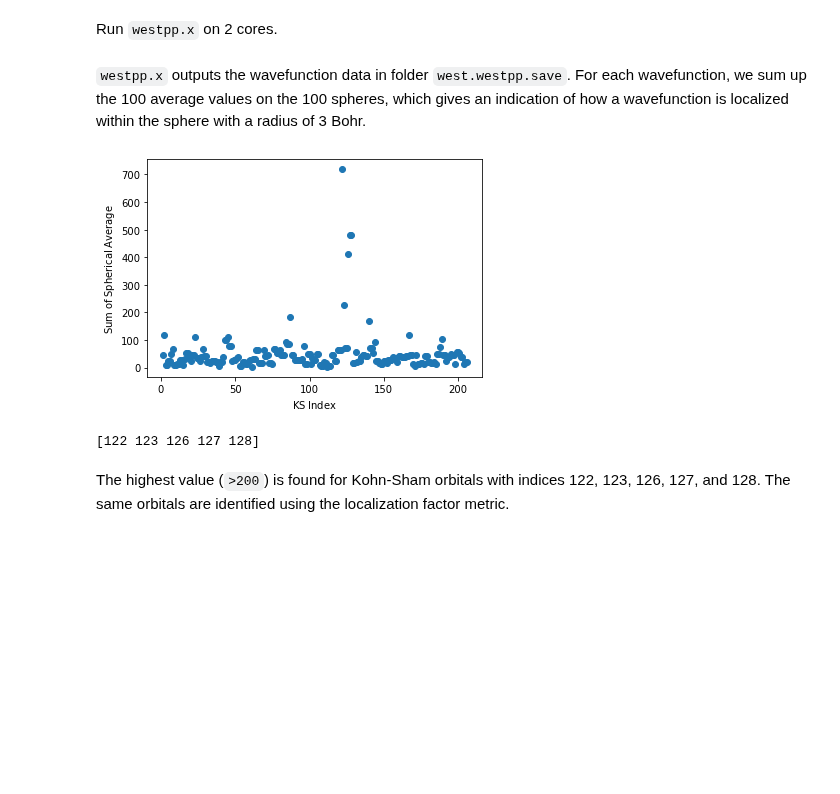
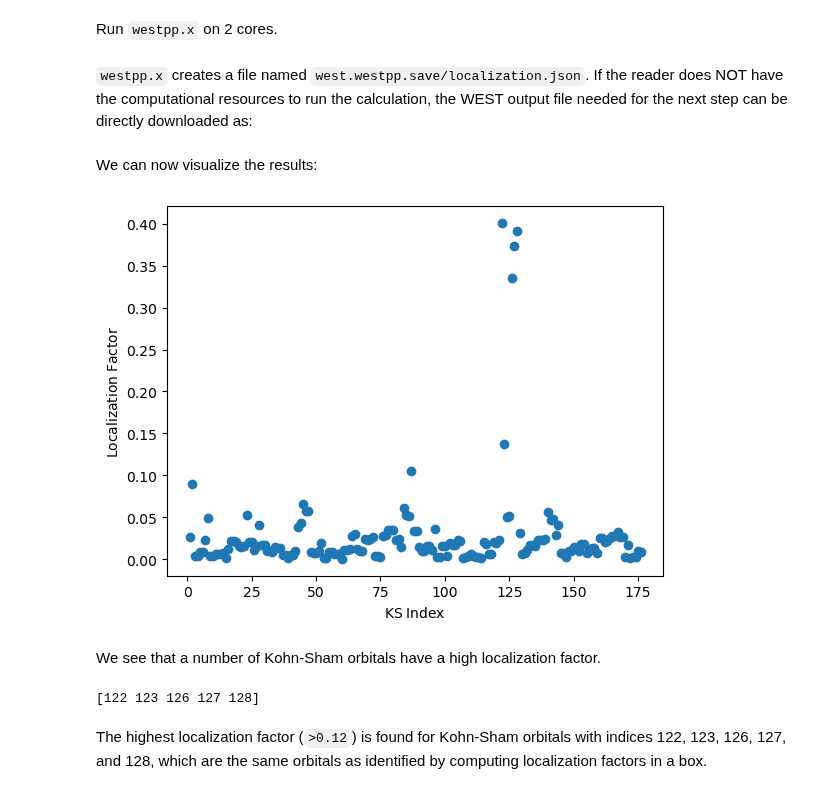
Before and after one commit to west-code-development/West, a Jupyter notebook: Doc/tutorials/basic/basic_006.ipynb, the cells around one changed output. Cells and saved outputs as stored; diff of their text form; code cells hidden in the pictures; blank space fills up the shorter version.

Commit message:
Update tutorial 006
Now westpp can be used to compute localization factors in a sphere.

```diff
--- a/Doc/tutorials/basic/basic_006.ipynb
+++ b/Doc/tutorials/basic/basic_006.ipynb
@@ -165,4 +162,4 @@ Run `westpp.x` on 2 cores.
 %%bash
 mpirun -n 2 westpp.x -i westpp.in > westpp.out
 # %% [markdown]
-`westpp.x` outputs the wavefunction data in folder `west.westpp.save`. For each wavefunction, we sum up the 100 average values on the 100 spheres, which gives an indication of how a wavefunction is localized within the sphere with a radius of 3 Bohr.
+`westpp.x` creates a file named `west.westpp.save/localization.json`. If the reader does NOT have the computational resources to run the calculation, the WEST output file needed for the next step can be directly downloaded as:
@@ -169,40 +170,24 @@ mpirun -n 2 westpp.x -i westpp.in > westpp.out
+# %% [markdown]
+We can now visualize the results:
 # %%
 import json
 import numpy as np
 import matplotlib.pyplot as plt
 
-def read_westpp_file(fname):
-    with open(fname,'r') as f:
-        lines = f.readlines()
-        val = []
-
-        for line in lines:
-            if not line.startswith('#'):
-                val.append(float(line.split()[1]))
-
-    return val
-
-with open('west.westpp.save/westpp.json','r') as f :
+with open('west.westpp.save/localization.json','r') as f:
     data = json.load(f)
 
-b1 = data['input']['westpp_control']['westpp_range'][0]
-b2 = data['input']['westpp_control']['westpp_range'][1]
-y = []
-
-for ib in range(b1,b2+1) :
-    fname = f'west.westpp.save/wfcK000001B{ib:06d}.spavr'
-    s = read_westpp_file(fname)
-    y.append(np.sum(s))
-
-x = np.array([i for i in range(b1,b2+1)])
-y = np.array(y)
+y = np.array(data['localization'],dtype='f8')
+x = np.array([i+1 for i in range(y.shape[0])])
 
 plt.plot(x,y,'o')
 
 plt.xlabel(r'$\mathrm{KS \; Index}$')
-plt.ylabel(r'$\mathrm{Sum \; of \; Spherical \; Average}$')
+plt.ylabel(r'$\mathrm{Localization \; Factor}$')
 
 plt.show()
 # %% [output]
-[figure, old version]
+[figure, new version]
+# %% [markdown]
+We see that a number of Kohn-Sham orbitals have a high localization factor.
 # %%
@@ -210,4 +195,4 @@ print(x[y>=200])
 # %% [output]
 [122 123 126 127 128]
 # %% [markdown]
-The highest value (`>200`) is found for Kohn-Sham orbitals with indices 122, 123, 126, 127, and 128. The same orbitals are identified using the localization factor metric.
+The highest localization factor (`>0.12`) is found for Kohn-Sham orbitals with indices 122, 123, 126, 127, and 128, which are the same orbitals as identified by computing localization factors in a box.
```
Also changed, not shown: parts of 11 cells of this notebook.
